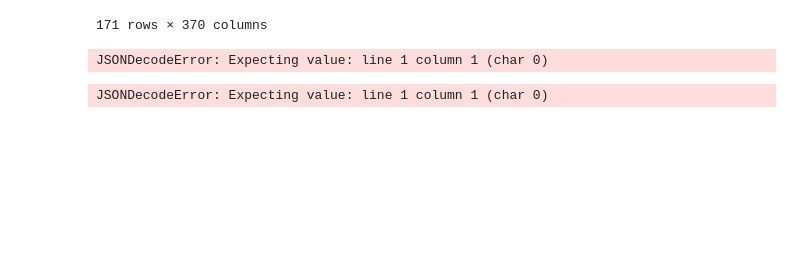
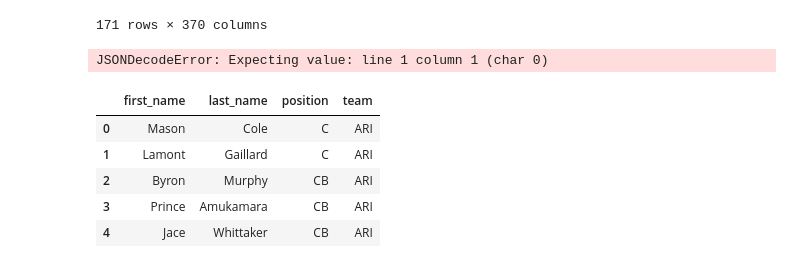
Before and after one commit to mmpatterson/nflfastr, a Jupyter notebook: Untitled.ipynb, the cells around one changed output. Drawn from its saved outputs; the diff is of its cells as text; code cells hidden in the pictures; blank space fills up the shorter version.

```diff
--- a/Untitled.ipynb
+++ b/Untitled.ipynb
@@ -57,6 +57,11 @@ json = {'columns':columns}
 # %%
 # requests.get('https://nflfastr.herokuapp.com/api/v1.0/roster/2020').json()
 # %%
-pd.DataFrame(requests.post('https://nflfastr.herokuapp.com/api/v1.0/roster/2020', json = json).json())
+pd.DataFrame(requests.post('https://nflfastr.herokuapp.com/api/v1.0/roster/2020', json = json).json()).head()
 # %% [output]
-JSONDecodeError: Expecting value: line 1 column 1 (char 0)
+|  | first_name | last_name | position | team |
+| 0 | Mason | Cole | C | ARI |
+| 1 | Lamont | Gaillard | C | ARI |
+| 2 | Byron | Murphy | CB | ARI |
+| 3 | Prince | Amukamara | CB | ARI |
+| 4 | Jace | Whittaker | CB | ARI |
```
Also changed, not shown: parts of 1 cell of this notebook, 1 other file.
